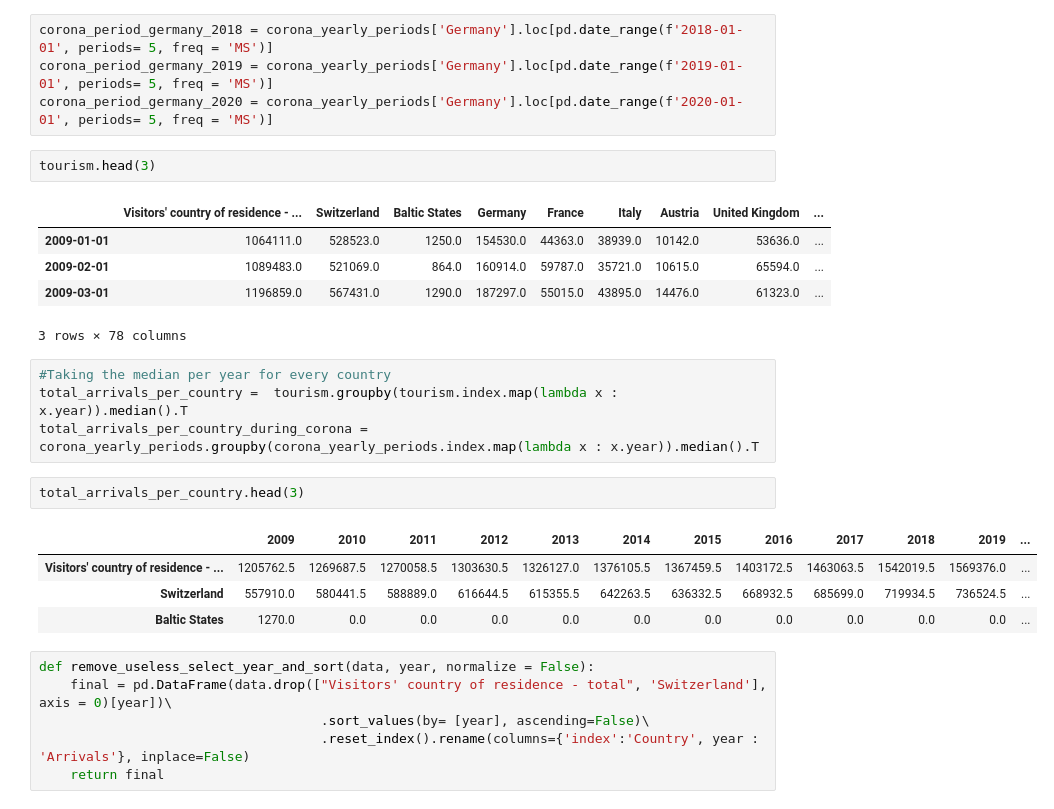
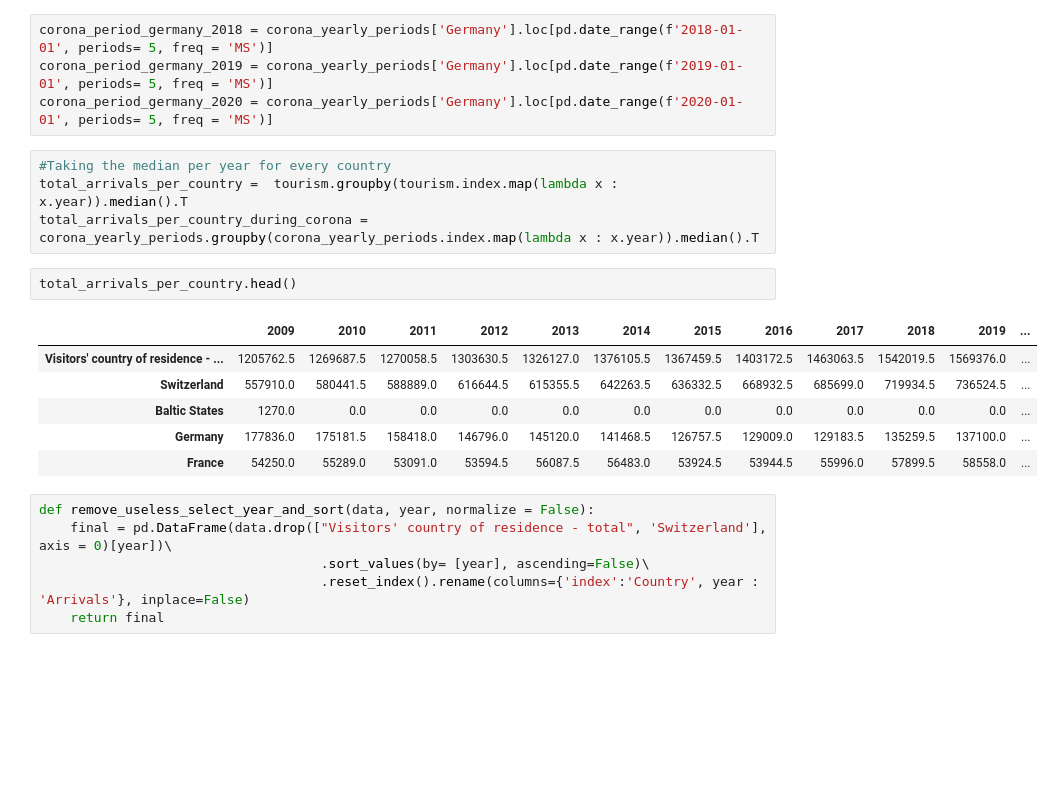
Before and after one commit to naayem/SwissHotelArrivalsPredictor, a Jupyter notebook: Project.ipynb, the cells around one changed output. Drawn from its saved outputs; the diff is of its cells as text; blank space fills up the shorter version.

```diff
--- a/Project.ipynb
+++ b/Project.ipynb
@@ -277,25 +280,19 @@ corona_yearly_periods = tourism.loc[corona_periods]
 corona_period_germany_2018 = corona_yearly_periods['Germany'].loc[pd.date_range(f'2018-01-01', periods= 5, freq = 'MS')]
 corona_period_germany_2019 = corona_yearly_periods['Germany'].loc[pd.date_range(f'2019-01-01', periods= 5, freq = 'MS')]
 corona_period_germany_2020 = corona_yearly_periods['Germany'].loc[pd.date_range(f'2020-01-01', periods= 5, freq = 'MS')]
-# %%
-tourism.head(3)
-# %% [output]
-|  | Visitors' country of residence - ... | Switzerland | Baltic States | Germany | France | Italy | Austria | United Kingdom | ... |
-| 2009-01-01 | 1064111.0 | 528523.0 | 1250.0 | 154530.0 | 44363.0 | 38939.0 | 10142.0 | 53636.0 | ... |
-| 2009-02-01 | 1089483.0 | 521069.0 | 864.0 | 160914.0 | 59787.0 | 35721.0 | 10615.0 | 65594.0 | ... |
-| 2009-03-01 | 1196859.0 | 567431.0 | 1290.0 | 187297.0 | 55015.0 | 43895.0 | 14476.0 | 61323.0 | ... |
-3 rows × 78 columns
 # %%
 #Taking the median per year for every country
 total_arrivals_per_country =  tourism.groupby(tourism.index.map(lambda x : x.year)).median().T
 total_arrivals_per_country_during_corona = corona_yearly_periods.groupby(corona_yearly_periods.index.map(lambda x : x.year)).median().T
 # %%
-total_arrivals_per_country.head(3)
+total_arrivals_per_country.head()
 # %% [output]
 |  | 2009 | 2010 | 2011 | 2012 | 2013 | 2014 | 2015 | 2016 | 2017 | 2018 | 2019 | ... |
 | Visitors' country of residence - ... | 1205762.5 | 1269687.5 | 1270058.5 | 1303630.5 | 1326127.0 | 1376105.5 | 1367459.5 | 1403172.5 | 1463063.5 | 1542019.5 | 1569376.0 | ... |
 | Switzerland | 557910.0 | 580441.5 | 588889.0 | 616644.5 | 615355.5 | 642263.5 | 636332.5 | 668932.5 | 685699.0 | 719934.5 | 736524.5 | ... |
 | Baltic States | 1270.0 | 0.0 | 0.0 | 0.0 | 0.0 | 0.0 | 0.0 | 0.0 | 0.0 | 0.0 | 0.0 | ... |
+| Germany | 177836.0 | 175181.5 | 158418.0 | 146796.0 | 145120.0 | 141468.5 | 126757.5 | 129009.0 | 129183.5 | 135259.5 | 137100.0 | ... |
+| France | 54250.0 | 55289.0 | 53091.0 | 53594.5 | 56087.5 | 56483.0 | 53924.5 | 53944.5 | 55996.0 | 57899.5 | 58558.0 | ... |
 # %%
 def remove_useless_select_year_and_sort(data, year, normalize = False):
     final = pd.DataFrame(data.drop(["Visitors' country of residence - total", 'Switzerland'], axis = 0)[year])\
```
Also changed, not shown: parts of 7 cells of this notebook.
